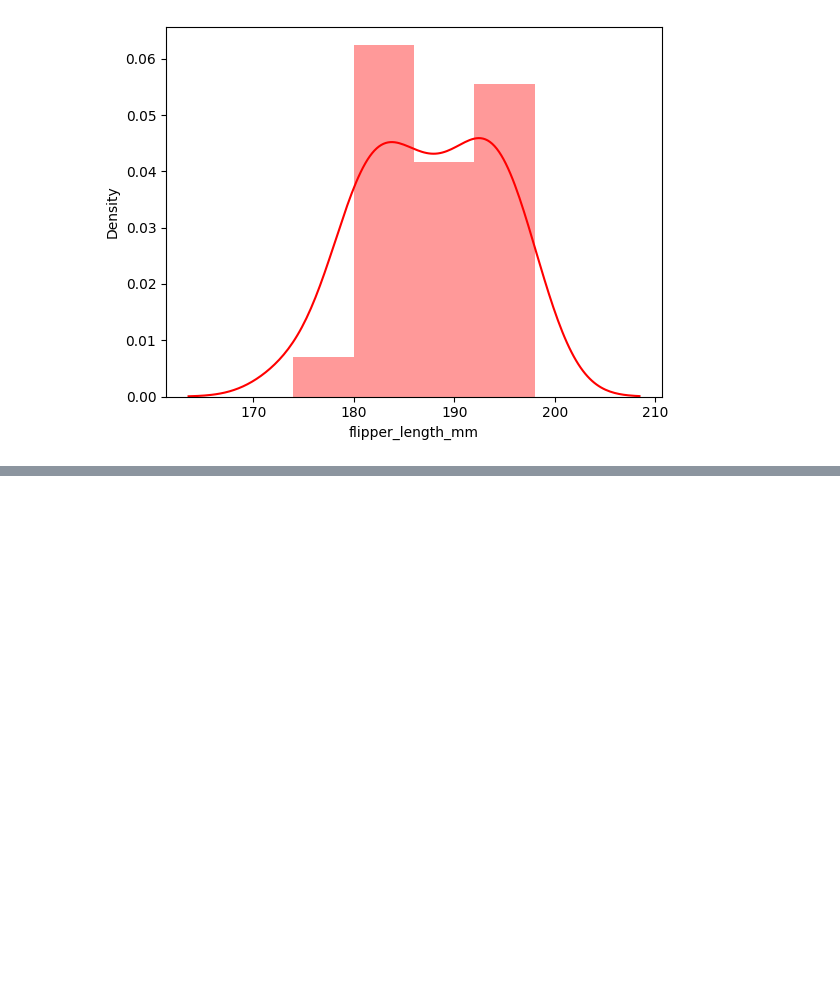
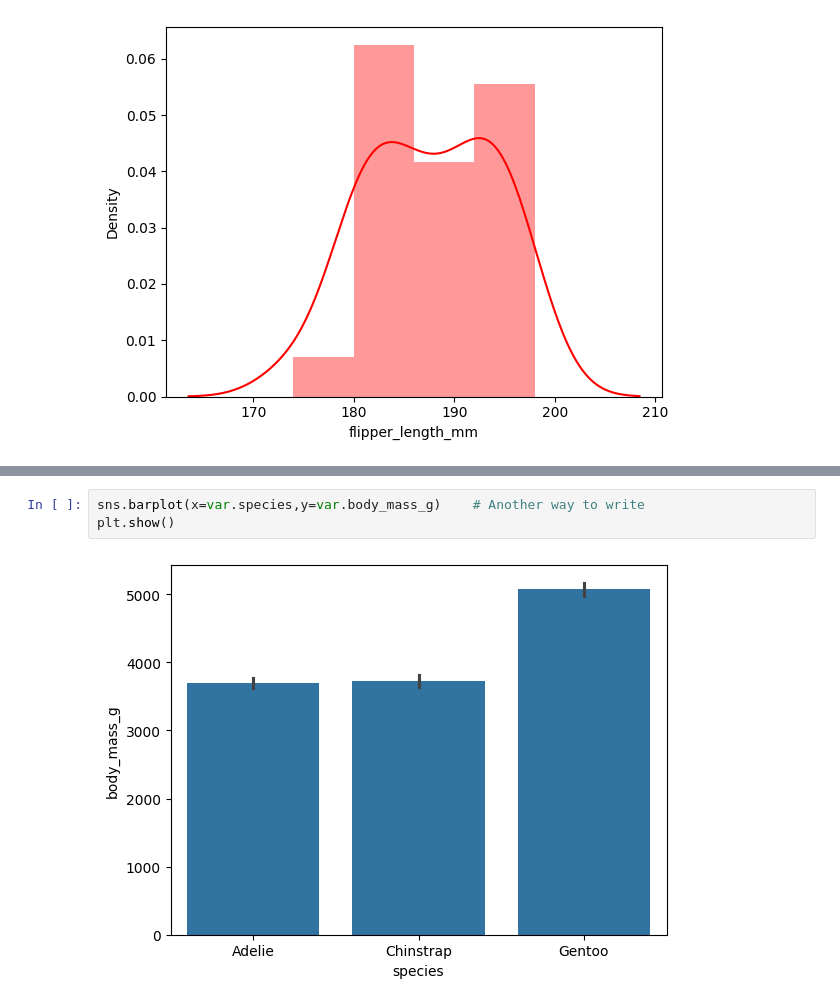
Before and after one commit to anjali801/Data-science-45-internship, a Jupyter notebook: Day21.ipynb, the cells around one changed output, grey strips where cells are left out. Drawn from its saved outputs; the diff is of its cells as text; blank space fills up the shorter version.

```diff
--- a/Day21.ipynb
+++ b/Day21.ipynb
@@ -241,0 +265,5 @@ https://gist.github.com/mwaskom/de44147ed2974457ad6372750bbe5751
+# %%
+sns.barplot(x=var.species,y=var.body_mass_g)    # Another way to write
+plt.show()
+# %% [output]
+[figure, added]
```
Also changed, not shown: parts of 16 cells of this notebook.
